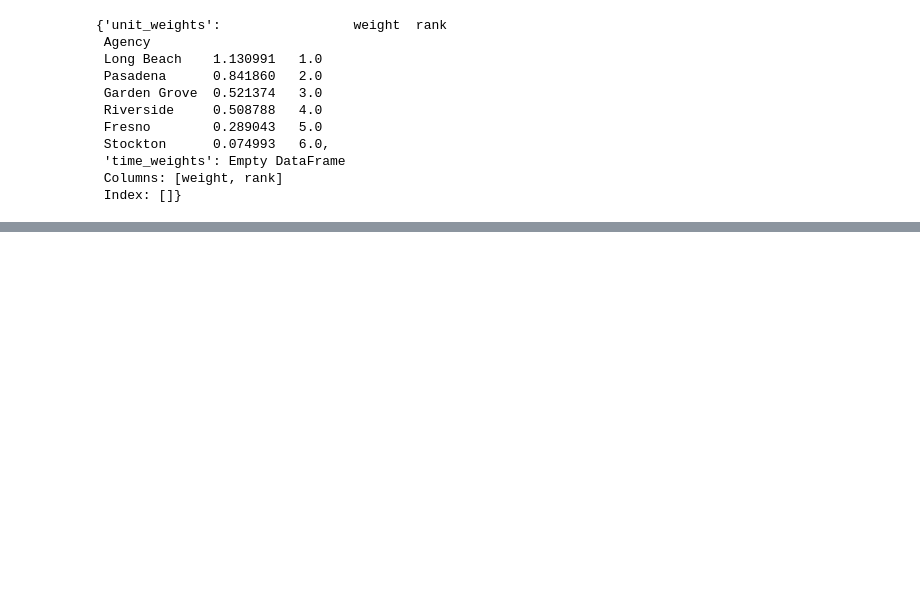
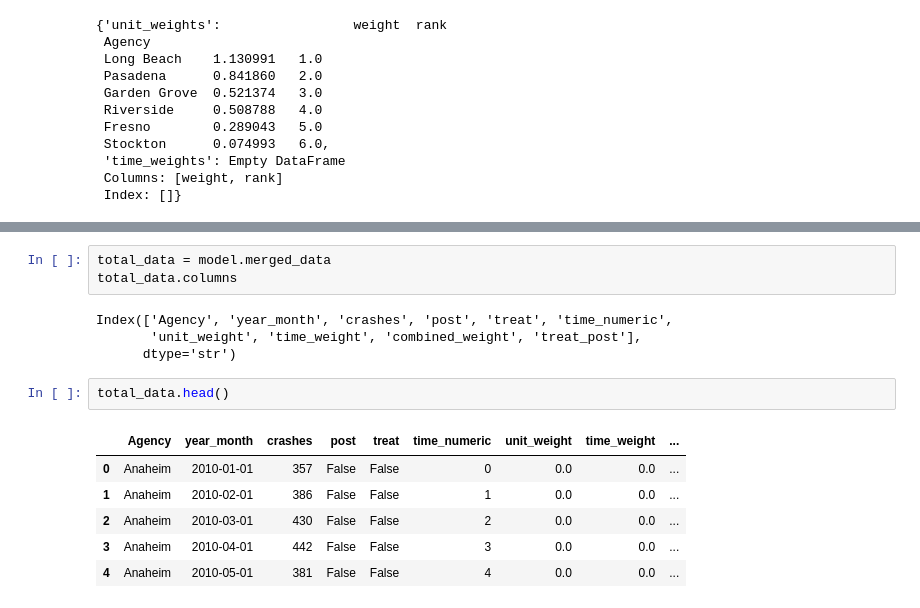
Before and after one commit to utexas-SDS-357/sds357-project-sp26-con-founders, a Jupyter notebook: DiD_Anaylsis.ipynb, the cells around one changed output, grey strips where cells are left out. Cells and saved outputs as stored; diff of their text form; blank space fills up the shorter version.

```diff
--- a/DiD_Anaylsis.ipynb
+++ b/DiD_Anaylsis.ipynb
@@ -198 +212,17 @@ model.get_weights_summary()
+# %%
+total_data = model.merged_data
+total_data.columns
+# %% [output]
+Index(['Agency', 'year_month', 'crashes', 'post', 'treat', 'time_numeric',
+       'unit_weight', 'time_weight', 'combined_weight', 'treat_post'],
+      dtype='str')
+# %%
+total_data.head()
+# %% [output]
+|  | Agency | year_month | crashes | post | treat | time_numeric | unit_weight | time_weight | ... |
+| 0 | Anaheim | 2010-01-01 | 357 | False | False | 0 | 0.0 | 0.0 | ... |
+| 1 | Anaheim | 2010-02-01 | 386 | False | False | 1 | 0.0 | 0.0 | ... |
+| 2 | Anaheim | 2010-03-01 | 430 | False | False | 2 | 0.0 | 0.0 | ... |
+| 3 | Anaheim | 2010-04-01 | 442 | False | False | 3 | 0.0 | 0.0 | ... |
+| 4 | Anaheim | 2010-05-01 | 381 | False | False | 4 | 0.0 | 0.0 | ... |
 # %%
```
Also changed, not shown: parts of 27 cells of this notebook.
